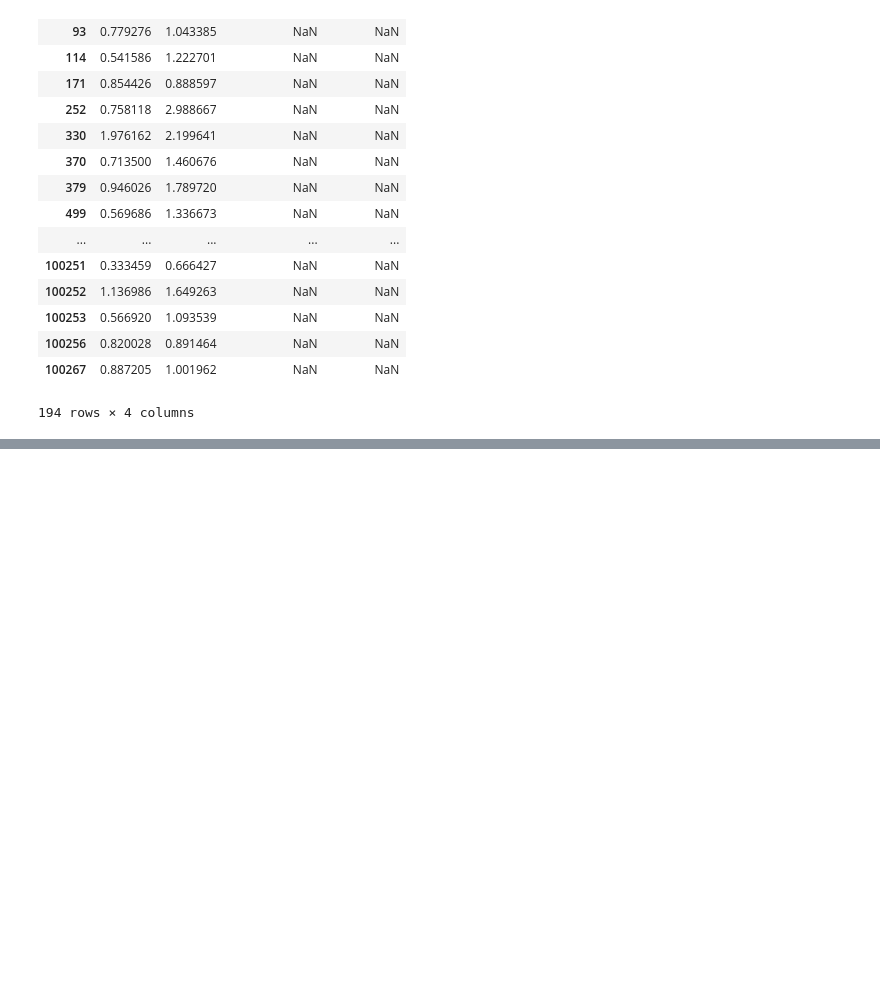
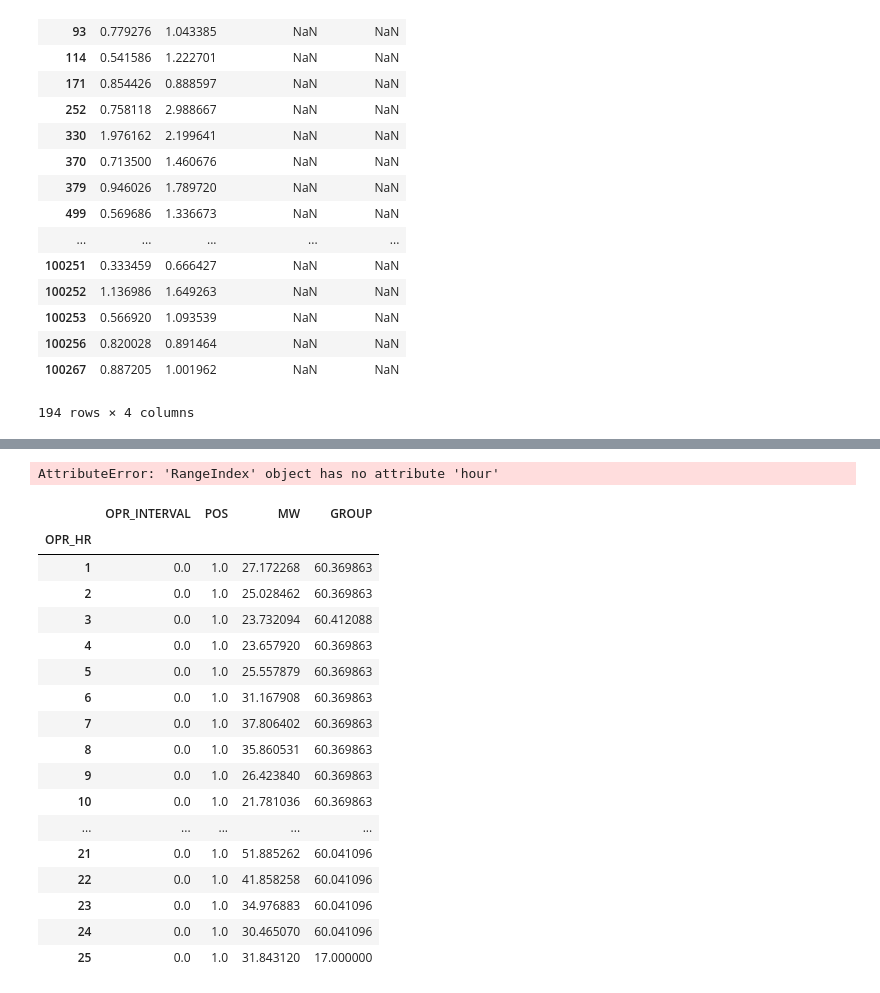
Before and after one commit to rodrigomha/SharingPVmodel, a Jupyter notebook: SharingPV_pandas.ipynb, the cells around one changed output, grey strips where cells are left out. Cells and saved outputs as stored; diff of their text form; code cells hidden in the pictures; blank space fills up the shorter version.

```diff
--- a/SharingPVNotebook.ipynb
+++ b/SharingPV_pandas.ipynb
@@ -209,0 +268,27 @@ df8.to_csv('temporal.csv', sep=',')
+# %%
+df6 = df3.groupby(df3.sced_timestamp.index.hour).mean()
+# %% [output]
+AttributeError: 'RangeIndex' object has no attribute 'hour'
+# %%
+df2 = pd.read_csv('data/LMP_2017_data.csv') #Load wholesale prices data for CAISO
+# %%
+df2.groupby(df2.OPR_HR).mean()
+# %% [output]
+|  | OPR_INTERVAL | POS | MW | GROUP |
+| OPR_HR |  |  |  |  |
+| 1 | 0.0 | 1.0 | 27.172268 | 60.369863 |
+| 2 | 0.0 | 1.0 | 25.028462 | 60.369863 |
+| 3 | 0.0 | 1.0 | 23.732094 | 60.412088 |
+| 4 | 0.0 | 1.0 | 23.657920 | 60.369863 |
+| 5 | 0.0 | 1.0 | 25.557879 | 60.369863 |
+| 6 | 0.0 | 1.0 | 31.167908 | 60.369863 |
+| 7 | 0.0 | 1.0 | 37.806402 | 60.369863 |
+| 8 | 0.0 | 1.0 | 35.860531 | 60.369863 |
+| 9 | 0.0 | 1.0 | 26.423840 | 60.369863 |
+| 10 | 0.0 | 1.0 | 21.781036 | 60.369863 |
+| ... | ... | ... | ... | ... |
+| 21 | 0.0 | 1.0 | 51.885262 | 60.041096 |
+| 22 | 0.0 | 1.0 | 41.858258 | 60.041096 |
+| 23 | 0.0 | 1.0 | 34.976883 | 60.041096 |
+| 24 | 0.0 | 1.0 | 30.465070 | 60.041096 |
+| 25 | 0.0 | 1.0 | 31.843120 | 17.000000 |
```
Also changed, not shown: parts of 7 cells of this notebook, 3 other files.
